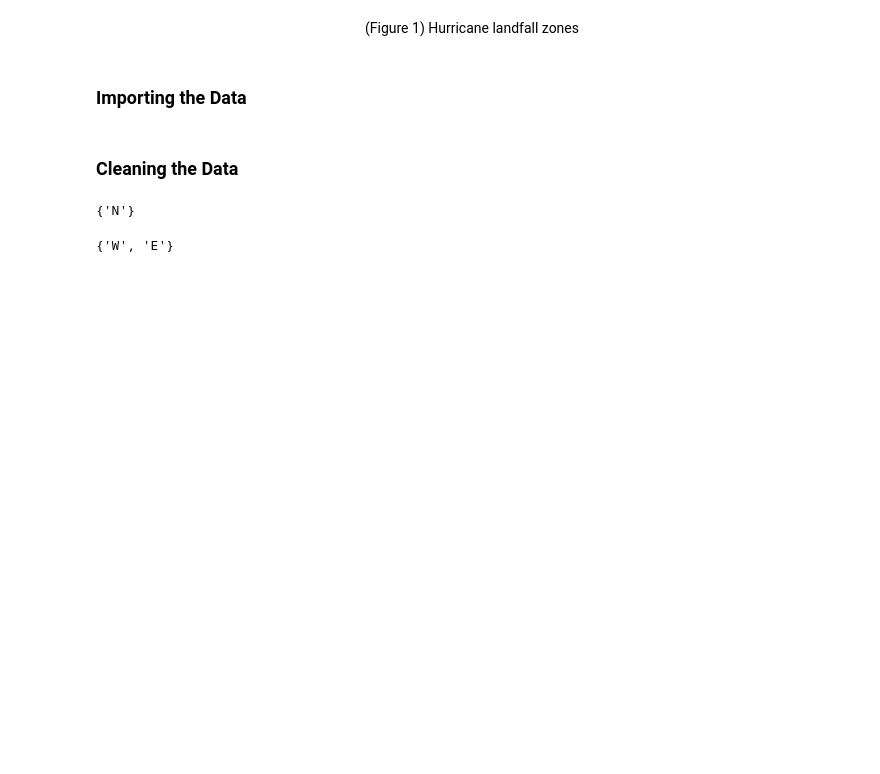
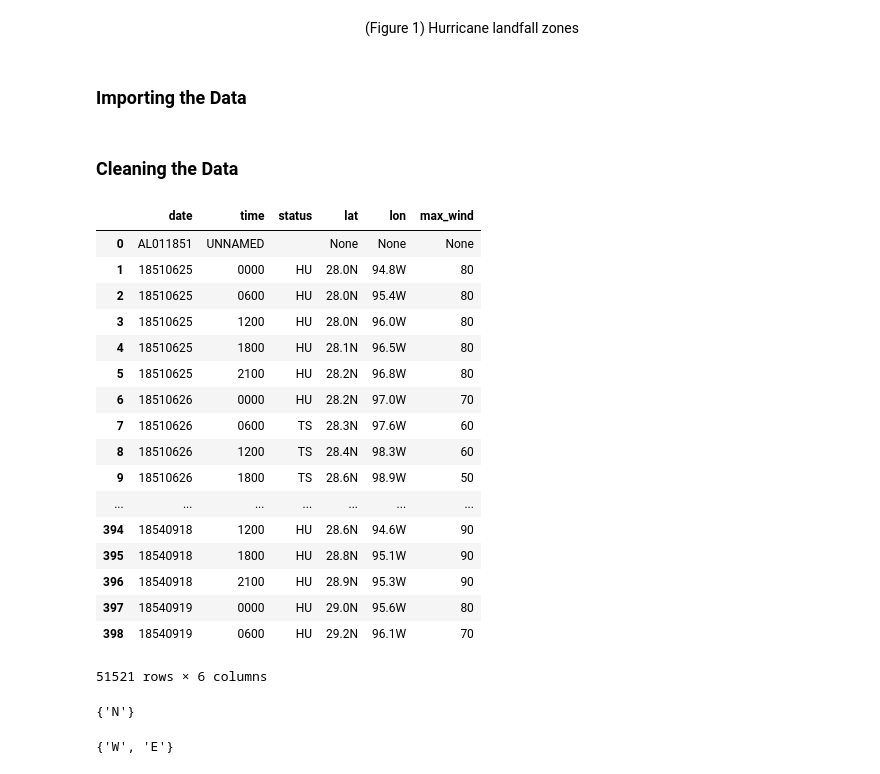
Before and after one commit to blane07/altantic-hurricane-paths, a Jupyter notebook: hurricane-path-predictor.ipynb, the cells around one changed output. Cells and saved outputs as stored; diff of their text form; code cells hidden in the pictures; blank space fills up the shorter version.

```diff
--- a/hurricane-path-predictor.ipynb
+++ b/hurricane-path-predictor.ipynb
@@ -28,8 +28,30 @@ df = pd.DataFrame(file_data)
 # Delete columns with missing or incomplete data
 df.drop([2] + list(range(7,21)), axis='columns', inplace=True)
 # Renaming columns
-data = pd.DataFrame(np.matrix(df),
+df = pd.DataFrame(np.matrix(df),
                     columns=['date', 'time', 'status', 'lat', 'lon', 'max_wind'])
+# %%
+pd.options.display.max_rows = 1000
+df
+# %% [output]
+|  | date | time | status | lat | lon | max_wind |
+| 0 | AL011851 | UNNAMED |  | None | None | None |
+| 1 | 18510625 | 0000 | HU | 28.0N | 94.8W | 80 |
+| 2 | 18510625 | 0600 | HU | 28.0N | 95.4W | 80 |
+| 3 | 18510625 | 1200 | HU | 28.0N | 96.0W | 80 |
+| 4 | 18510625 | 1800 | HU | 28.1N | 96.5W | 80 |
+| 5 | 18510625 | 2100 | HU | 28.2N | 96.8W | 80 |
+| 6 | 18510626 | 0000 | HU | 28.2N | 97.0W | 70 |
+| 7 | 18510626 | 0600 | TS | 28.3N | 97.6W | 60 |
+| 8 | 18510626 | 1200 | TS | 28.4N | 98.3W | 60 |
+| 9 | 18510626 | 1800 | TS | 28.6N | 98.9W | 50 |
+| ... | ... | ... | ... | ... | ... | ... |
+| 394 | 18540918 | 1200 | HU | 28.6N | 94.6W | 90 |
+| 395 | 18540918 | 1800 | HU | 28.8N | 95.1W | 90 |
+| 396 | 18540918 | 2100 | HU | 28.9N | 95.3W | 90 |
+| 397 | 18540919 | 0000 | HU | 29.0N | 95.6W | 80 |
+| 398 | 18540919 | 0600 | HU | 29.2N | 96.1W | 70 |
+51521 rows × 6 columns
 # %%
 # Encoding new events
 def time_convert(time_str):
```
Also changed, not shown: parts of 9 cells of this notebook, 1 other file.
